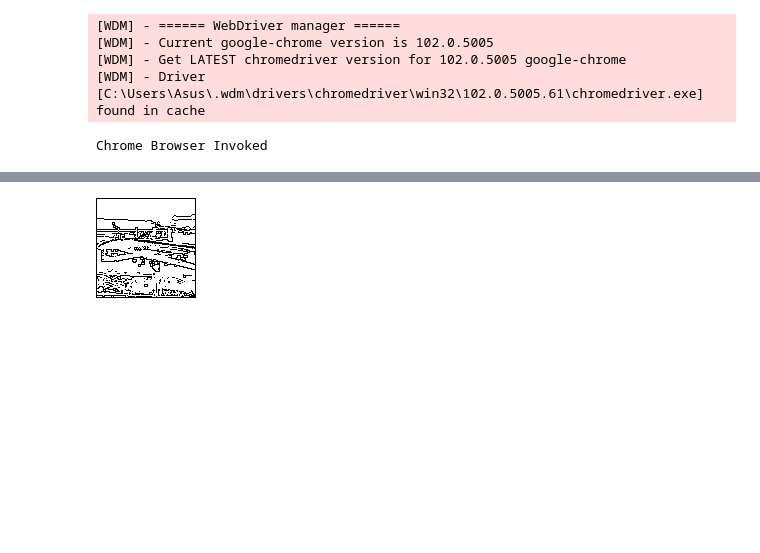
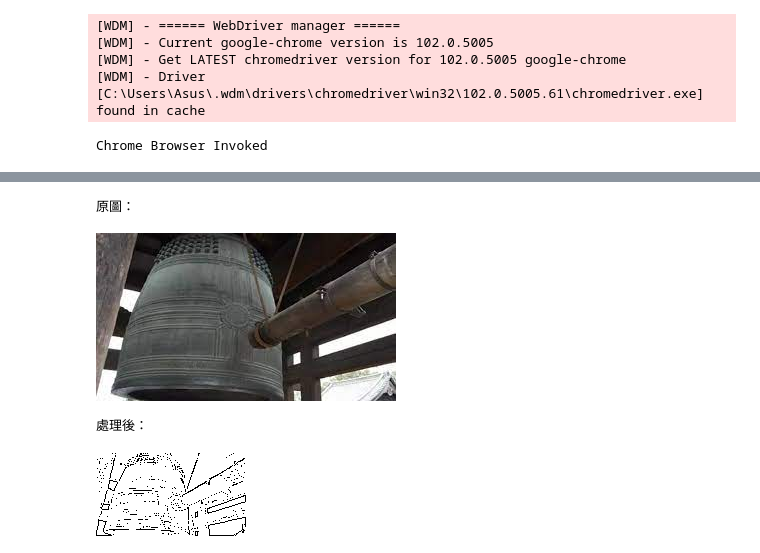
Before and after one commit to FOBshippingpoint/garticio_selenium, a Jupyter notebook: all_in_one.ipynb, the cells around one changed output, grey strips where cells are left out. Saved outputs shown, nothing was run; the diff lists cells and outputs as text; code cells hidden in the pictures; blank space fills up the shorter version.

```diff
--- a/all_in_one.ipynb
+++ b/all_in_one.ipynb
@@ -9,21 +9,40 @@ def get_image_from_url(url):
     display(im)
     return im
 
-def resize_based_on_width(im, basewidth = 100):
+def resize_based_on_width(im, basewidth = 150):
     wpercent = (basewidth / float(im.size[0]))
     hsize = int((float(im.size[1]) * float(wpercent)))
     im = im.resize((basewidth, hsize))
     return im
 
 def preprocess(im):
+    print('原圖：')
+    display(im)
+    print('縮放後：')
     im = resize_based_on_width(im)
+    display(im)
+    im = ImageOps.invert(im)
+    im = im.convert('1')
+    a = np.asarray(im)
+    return a
+
+def legacy_preprocess(im):
+    print('原圖：')
+    display(im)
+
+    print('縮放後：')
+    im = resize_based_on_width(im)
+    display(im)
+
     im = im.quantize(5)
     im = im.convert("L")
     im = im.filter(ImageFilter.FIND_EDGES)
     im = ImageOps.invert(im)
-    im = im.point( lambda p: 255 if p > 230 else 0 )
+    im = im.point( lambda p: 255 if p > 150 else 0 )
     im = im.convert('1')
     a = np.asarray(im)
+
+    print('線稿：')
     display(im)
     return a
 
@@ -56,9 +75,6 @@ def image_to_lines(path='', url=None):
         im = get_image_from_url(url)
     else:
         im = Image.open(path)
-    print('原圖：')
-    display(im)
-    print('處理後：')
     a = preprocess(im)
     lines = make_lines(a)
     return lines
@@ -145,8 +180,17 @@ driver.switch_to.window(driver.window_handles[0])
 wait = WebDriverWait(driver, 10)
 elem = wait.until(EC.element_to_be_clickable((By.TAG_NAME, "canvas")))
 # %%
-if elem:
-  lines = image_to_lines(path="image.jpg")
-  draw(driver=driver, elem=elem, lines=lines, gap=3)
+# if elem:
+#   lines = image_to_lines(path="image.jpg")
+#   draw(driver=driver, elem=elem, lines=lines, gap=1.5)
+
+with Image.open('image_sketch.jpg') as im:
+  if elem:
+    a = preprocess(im)
+    lines = make_lines(a)
+    draw(driver=driver, elem=elem, lines=lines, gap=1.5)
 # %% [output]
+原圖：
-[figure, old version]
+[figure, new version]
+處理後：
+[figure, added]
```
Also changed, not shown: parts of 7 cells of this notebook, 2 other files.
